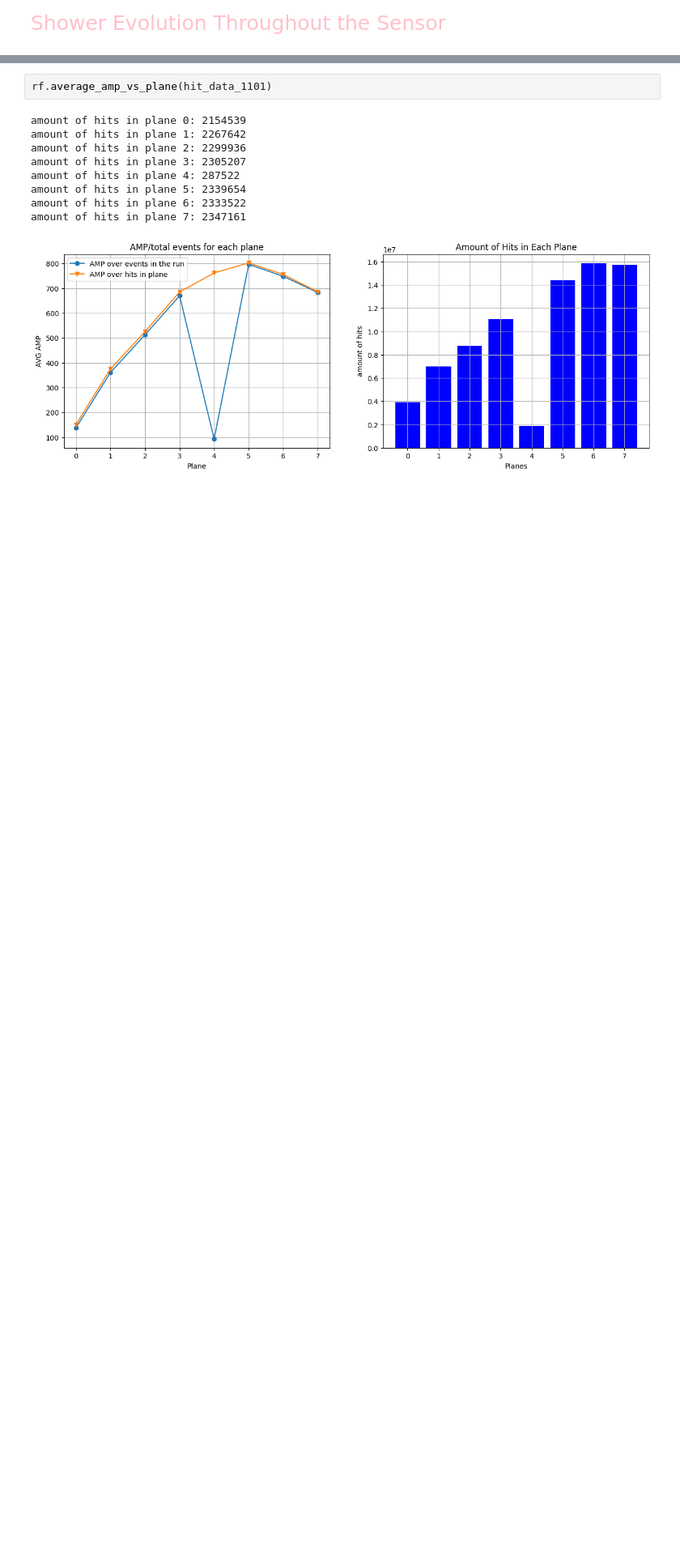
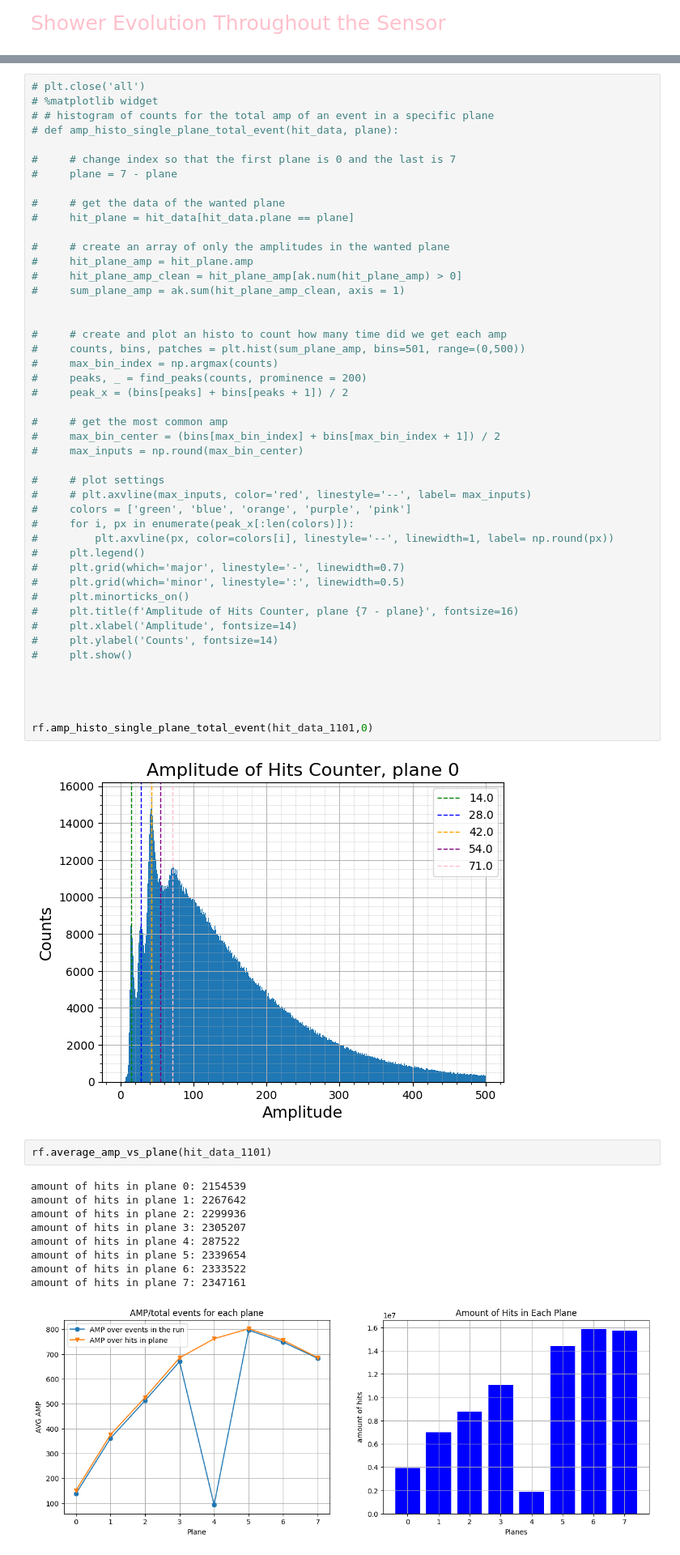
Before and after one commit to Ben-David-Ben/F-Cal-TB-Project, a Jupyter notebook: TB2025_Gap.ipynb, the cells around one changed output, grey strips where cells are left out. Shown at 81% size. Cells and saved outputs as stored; diff of their text form; blank space fills up the shorter version.

```diff
--- a/TB2025_Gap.ipynb
+++ b/TB2025_Gap.ipynb
@@ -63,3 +52,51 @@ rf.amp_histo_single_plane(hit_data_1101,0)
+# %%
+# plt.close('all')
+# %matplotlib widget
+# # histogram of counts for the total amp of an event in a specific plane
+# def amp_histo_single_plane_total_event(hit_data, plane):
+
+#     # change index so that the first plane is 0 and the last is 7
+#     plane = 7 - plane
+
+#     # get the data of the wanted plane
+#     hit_plane = hit_data[hit_data.plane == plane]
+
+#     # create an array of only the amplitudes in the wanted plane
+#     hit_plane_amp = hit_plane.amp
+#     hit_plane_amp_clean = hit_plane_amp[ak.num(hit_plane_amp) > 0]
+#     sum_plane_amp = ak.sum(hit_plane_amp_clean, axis = 1)
+
+
+#     # create and plot an histo to count how many time did we get each amp
+#     counts, bins, patches = plt.hist(sum_plane_amp, bins=501, range=(0,500))
+#     max_bin_index = np.argmax(counts)
+#     peaks, _ = find_peaks(counts, prominence = 200)
+#     peak_x = (bins[peaks] + bins[peaks + 1]) / 2
+
+#     # get the most common amp
+#     max_bin_center = (bins[max_bin_index] + bins[max_bin_index + 1]) / 2
+#     max_inputs = np.round(max_bin_center)
+
+#     # plot settings
+#     # plt.axvline(max_inputs, color='red', linestyle='--', label= max_inputs)
+#     colors = ['green', 'blue', 'orange', 'purple', 'pink']
+#     for i, px in enumerate(peak_x[:len(colors)]):
+#         plt.axvline(px, color=colors[i], linestyle='--', linewidth=1, label= np.round(px))
+#     plt.legend()
+#     plt.grid(which='major', linestyle='-', linewidth=0.7)
+#     plt.grid(which='minor', linestyle=':', linewidth=0.5)
+#     plt.minorticks_on()
+#     plt.title(f'Amplitude of Hits Counter, plane {7 - plane}', fontsize=16)
+#     plt.xlabel('Amplitude', fontsize=14)
+#     plt.ylabel('Counts', fontsize=14)
+#     plt.show()
+
+
+
+
+rf.amp_histo_single_plane_total_event(hit_data_1101,0)
+# %% [output]
+[figure, added]
 # %%
 rf.average_amp_vs_plane(hit_data_1101)
 # %% [output]
```
Also changed, not shown: parts of 4 cells of this notebook, 2 other files.
